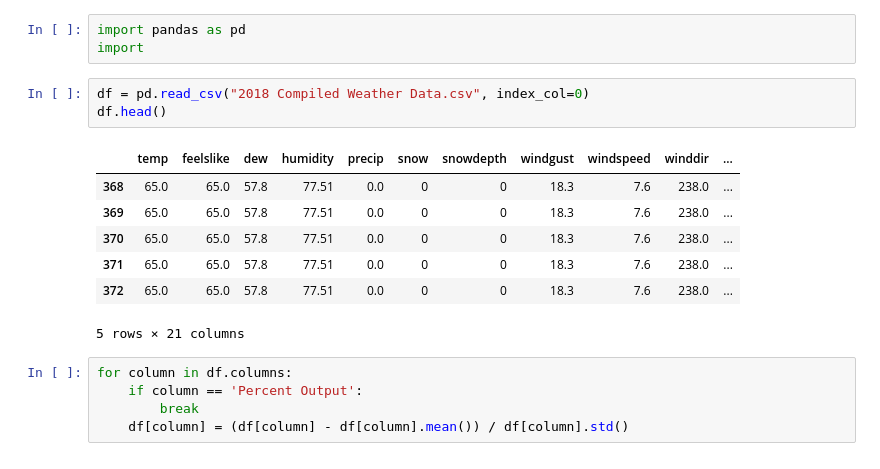
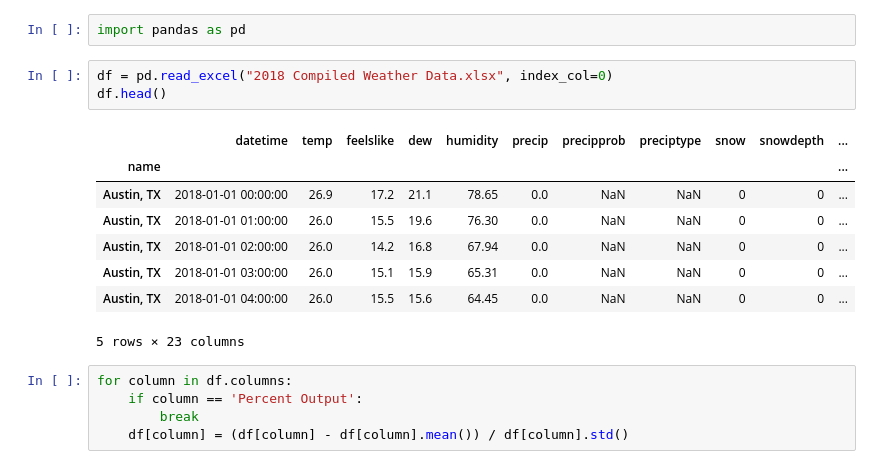
Before and after one commit to manthanand/SeniorDesign, a Jupyter notebook: Solar Forecasting/Normalization Yo.ipynb, the cells around one changed output. Drawn from its saved outputs; the diff is of its cells as text.

```diff
--- a/Solar Forecasting/Normalization Yo.ipynb
+++ b/Solar Forecasting/Normalization Yo.ipynb
@@ -1,17 +1,17 @@
 # %%
 import pandas as pd
-import
 # %%
-df = pd.read_csv("2018 Compiled Weather Data.csv", index_col=0)
+df = pd.read_excel("2018 Compiled Weather Data.xlsx", index_col=0)
 df.head()
 # %% [output]
-|  | temp | feelslike | dew | humidity | precip | snow | snowdepth | windgust | windspeed | winddir | ... |
-| 368 | 65.0 | 65.0 | 57.8 | 77.51 | 0.0 | 0 | 0 | 18.3 | 7.6 | 238.0 | ... |
-| 369 | 65.0 | 65.0 | 57.8 | 77.51 | 0.0 | 0 | 0 | 18.3 | 7.6 | 238.0 | ... |
-| 370 | 65.0 | 65.0 | 57.8 | 77.51 | 0.0 | 0 | 0 | 18.3 | 7.6 | 238.0 | ... |
-| 371 | 65.0 | 65.0 | 57.8 | 77.51 | 0.0 | 0 | 0 | 18.3 | 7.6 | 238.0 | ... |
-| 372 | 65.0 | 65.0 | 57.8 | 77.51 | 0.0 | 0 | 0 | 18.3 | 7.6 | 238.0 | ... |
+|  | datetime | temp | feelslike | dew | humidity | precip | precipprob | preciptype | snow | snowdepth | ... |
+| name |  |  |  |  |  |  |  |  |  |  | ... |
+| Austin, TX | 2018-01-01 00:00:00 | 26.9 | 17.2 | 21.1 | 78.65 | 0.0 | NaN | NaN | 0 | 0 | ... |
+| Austin, TX | 2018-01-01 01:00:00 | 26.0 | 15.5 | 19.6 | 76.30 | 0.0 | NaN | NaN | 0 | 0 | ... |
+| Austin, TX | 2018-01-01 02:00:00 | 26.0 | 14.2 | 16.8 | 67.94 | 0.0 | NaN | NaN | 0 | 0 | ... |
+| Austin, TX | 2018-01-01 03:00:00 | 26.0 | 15.1 | 15.9 | 65.31 | 0.0 | NaN | NaN | 0 | 0 | ... |
+| Austin, TX | 2018-01-01 04:00:00 | 26.0 | 15.5 | 15.6 | 64.45 | 0.0 | NaN | NaN | 0 | 0 | ... |
-5 rows × 21 columns
+5 rows × 23 columns
 # %%
 for column in df.columns:
     if column == 'Percent Output':
```
Also changed, not shown: 3 other files.
